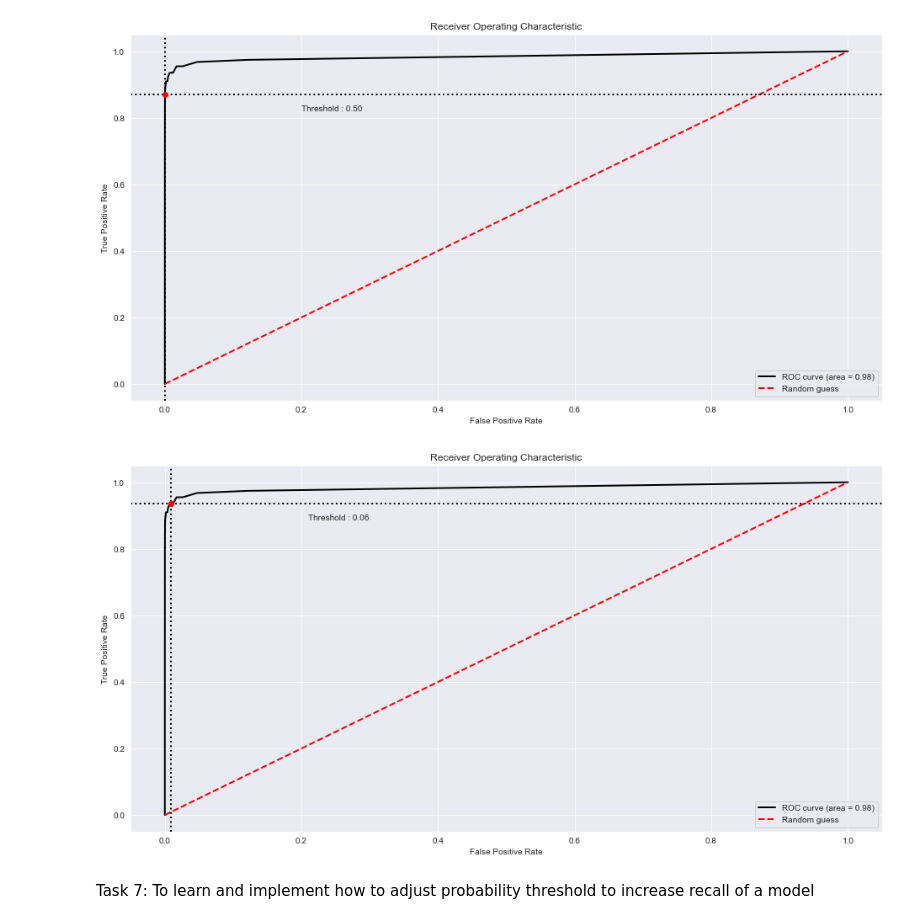
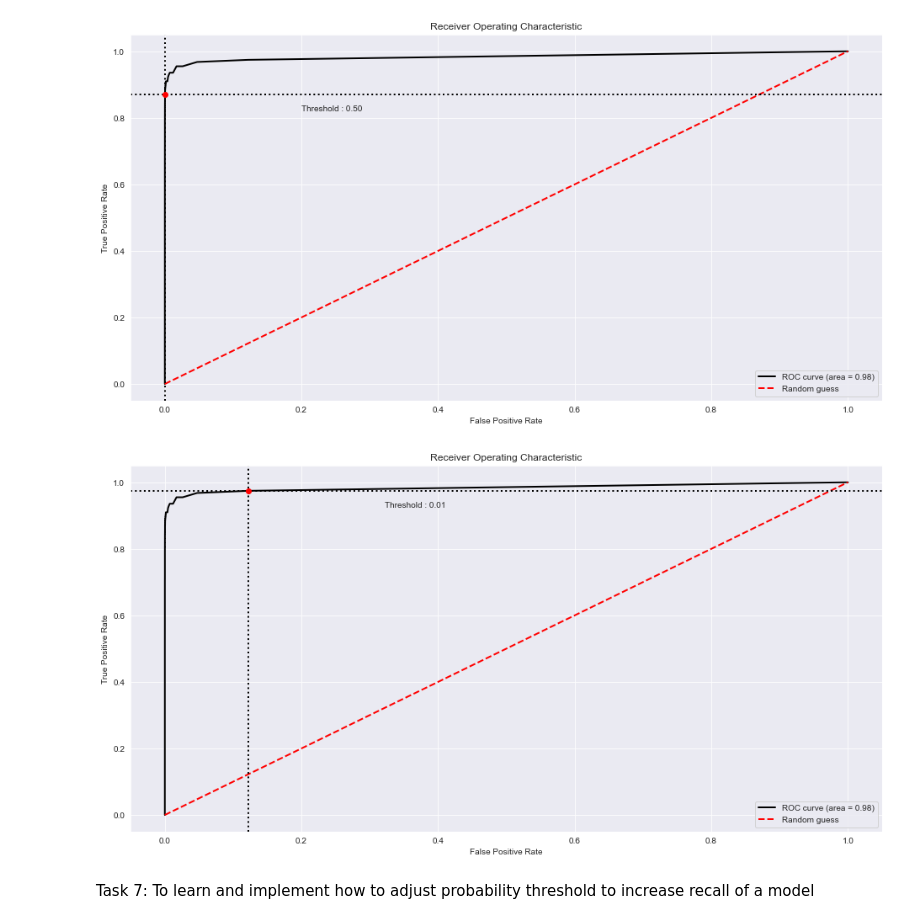
Before and after one commit to baroncurtin2/credit-card-fraud-detection, a Jupyter notebook: imbalanced_dataset.ipynb, the cells around one changed output. Cells and saved outputs as stored; diff of their text form; code cells hidden in the pictures.

```diff
--- a/imbalanced_dataset.ipynb
+++ b/imbalanced_dataset.ipynb
@@ -194,12 +197,13 @@ plt.show()
 [figure]
 # %%
 # use another probability threshold so that we can get to the elbow position
-bc = BinaryClassification(y_test, rf_smote.predict_proba(X_test)[:, 1], labels=[0, 1], threshold=.06)
+threshold = .01
+bc = BinaryClassification(y_test, rf_smote.predict_proba(X_test)[:, 1], labels=[0, 1], threshold=threshold)
 plt.figure(figsize=(16,8))
 bc.plot_roc_curve()
 plt.show()
 # %% [output]
-[figure, old version]
+[figure, new version]
 # %% [markdown]
 Task 7:  To learn and implement how to adjust probability threshold to increase recall of a model
 # %%
```
Also changed, not shown: parts of 4 cells of this notebook, 1 other file.
